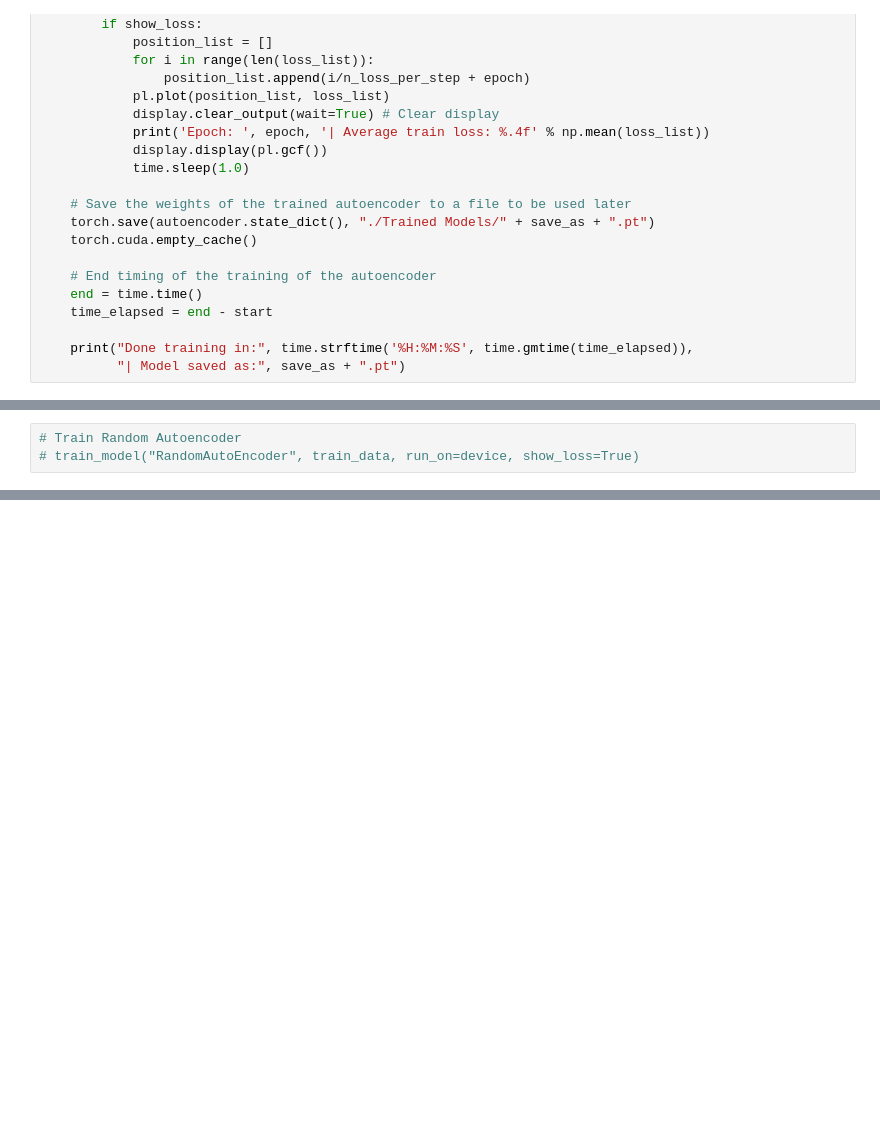
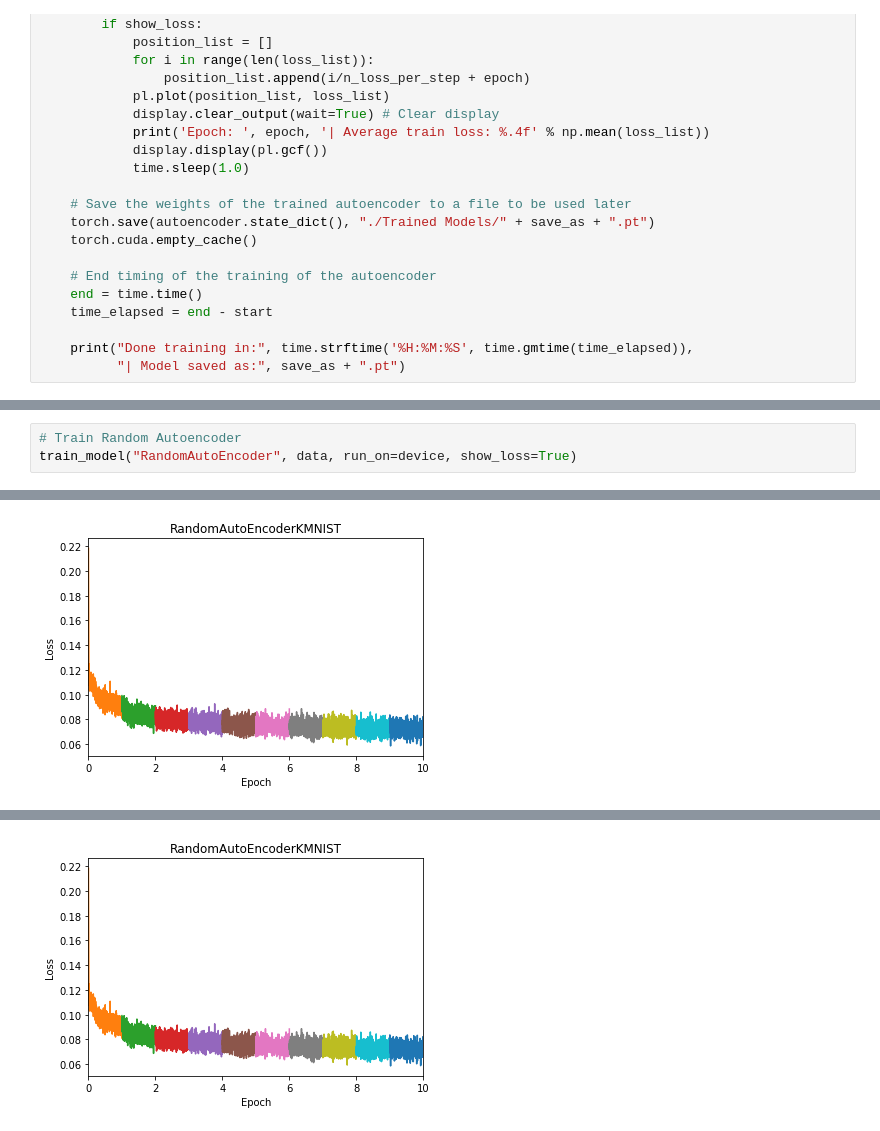
Before and after one commit to stefanklut/neural-image-compression, a Jupyter notebook: Incremental Autoencoder (Stefan)/Training Model.ipynb, the cells around one changed output, grey strips where cells are left out. Saved outputs shown, nothing was run; the diff lists cells and outputs as text; blank space fills up the shorter version.

```diff
--- a/Incremental Autoencoder (Stefan)/Training Model.ipynb
+++ b/Incremental Autoencoder (Stefan)/Training Model.ipynb
@@ -187,3 +186,4 @@ Epoch:  5 | train loss: 0.0594
 # %%
 # Train Random Autoencoder
-# train_model("RandomAutoEncoder", train_data, run_on=device, show_loss=True)
+train_model("RandomAutoEncoder", data, run_on=device, show_loss=True)
+# %% [output]
@@ -189,0 +191 @@ Epoch:  5 | train loss: 0.0594
+[figure, added]
@@ -190,2 +193,3 @@ Epoch:  5 | train loss: 0.0594
+[figure, added]
 # %%
 # Train Incremental Autoencoder
```
Also changed, not shown: parts of 5 cells of this notebook, 2 other files.
